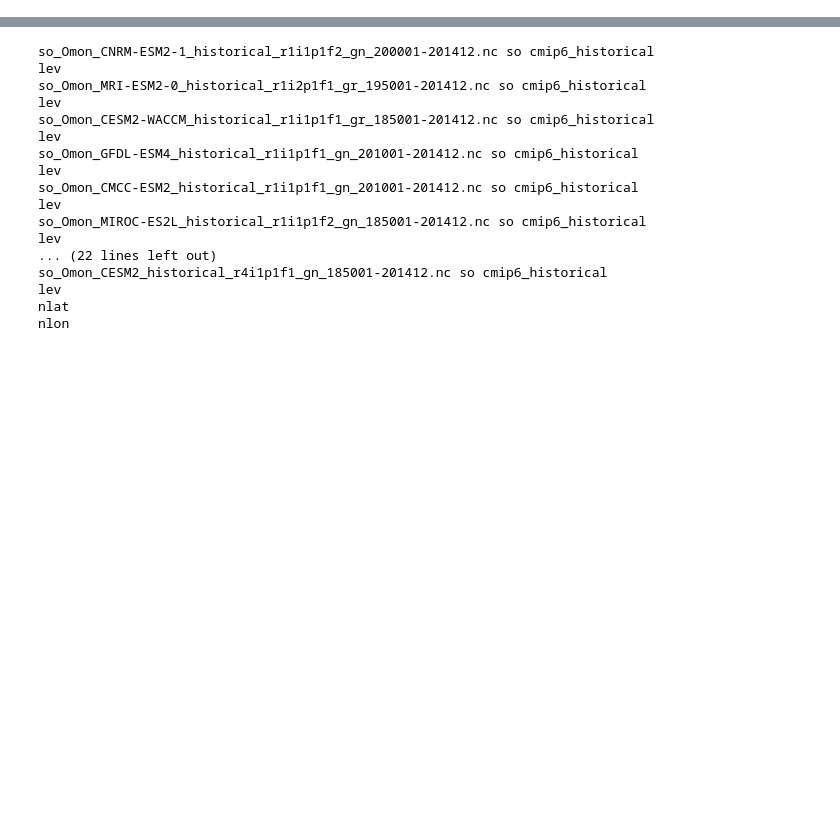
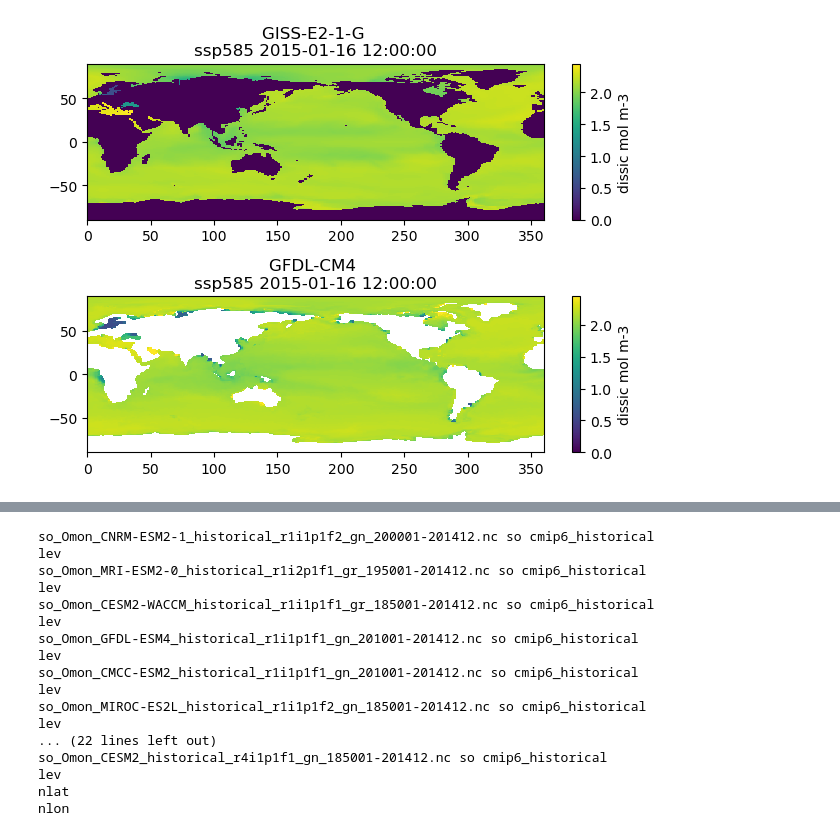
Before and after one commit to SethBushinsky/SO_seasonal_CO2_fluxes_in_models, a Jupyter notebook: MLD_calc_offline.ipynb, the cells around one changed output, grey strips where cells are left out. Saved outputs shown, nothing was run; the diff lists cells and outputs as text; code cells hidden in the pictures; blank space fills up the shorter version.

Commit message:
added new models, added annual variability in models, fixed a few mistakes

```diff
--- a/MLD_calc_offline.ipynb
+++ b/MLD_calc_offline.ipynb
@@ -29,3 +29,18 @@ var_names = {'so', 'thetao'}
 # model_categories = {'cmip5'}
 
 rerun_flag = 0 # whether to only process if the output MLD file does not exist
+# %%
+# checking GISS model output
+
+var = 'dissic'
+# var_n = xr.open_dataset(data_dir + 'Model_Output/CMIP6/dissic/monthly/historical_download/original_files/dissic_Omon_GFDL-ESM4_historical_r1i1p1f1_gr_201001-201412.nc')
+# var_giss = xr.open_dataset(data_dir + 'Model_Output/CMIP6/dissic/monthly/historical_download/original_files/dissic_Omon_GISS-E2-1-G_historical_r101i1p1f1_gn_201101-201412.nc')
+
+# var_n = xr.open_dataset(data_dir + 'Model_Output/CMIP6/' + var + '/historical_download/original_files/intpp_Omon_GFDL-ESM4_historical_r1i1p1f1_gr_201001-201412.nc')
+# var_giss = xr.open_dataset(data_dir + 'Model_Output/CMIP6/' + var + '/historical_download/intpp_Omon_GISS-E2-1-G_historical_r101i1p1f1_gn_200101-201412.nc')
+
+# var_n = xr.open_dataset(data_dir + 'Model_Output/CMIP6/' + var + '/historical_download/original_files/' + var + '_Omon_GFDL-ESM4_historical_r1i1p1f1_gr_201001-201412.nc')
+# var_giss = xr.open_dataset(data_dir + 'Model_Output/CMIP6/' + var + '/historical_download/' + var + '_Omon_GISS-E2-1-G_historical_r101i1p1f1_gn_200101-201412.nc')
+
+var_1 = xr.open_dataset(data_dir + 'Model_Output/CMIP6/' + var + '/monthly/ssp585_download/dissic_Omon_GISS-E2-1-G_ssp585_r101i1p1f1_gn_201501-202412.nc')
+var_2 = xr.open_dataset(data_dir + 'Model_Output/CMIP6/' + var + '/monthly/ssp585_download/original_files/dissic_Omon_GFDL-CM4_ssp585_r1i1p1f1_gr_201501-203412.nc')
@@ -31,0 +153,26 @@ rerun_flag = 0 # whether to only process if the output MLD file does not exist
+# %%
+tt=0
+temp_1 = var_1[var][tt,0,:,:]
+temp_2 = var_2[var][tt,0,:,:]
+
+fig = plt.figure()
+
+plt.subplot(2,1,1)
+plt.pcolor(temp_1.lon, temp_1.lat, temp_1, vmin=np.nanmin(temp_1), vmax = np.nanmax(temp_1))
+# plt.pcolor(temp_1.lon, temp_1.lat, temp_1)
+
+c1 = plt.colorbar()
+c1.set_label(var_1.attrs['variable_id'] + ' ' + var_1[var].attrs['units'])
+plt.title(var_1.attrs['source_id'] + ' \n' + var_1.attrs['experiment_id'] + ' ' + str(var_1['time'][tt].values))
+
+plt.subplot(2,1,2)
+plt.pcolor(temp_2.lon, temp_2.lat, temp_2, vmin=np.nanmin(temp_1), vmax = np.nanmax(temp_1))
+# plt.pcolor(temp_2.lon, temp_2.lat, temp_2)
+
+c2 = plt.colorbar()
+c2.set_label(var_2.attrs['variable_id'] + ' ' + var_2[var].attrs['units'])
+
+plt.title(var_2.attrs['source_id'] + ' \n' + var_2.attrs['experiment_id'] + ' ' + str(var_2['time'][tt].values))
+plt.tight_layout()
+# %% [output]
+[figure, added]
```
Also changed, not shown: parts of 14 cells of this notebook, 6 other files.
